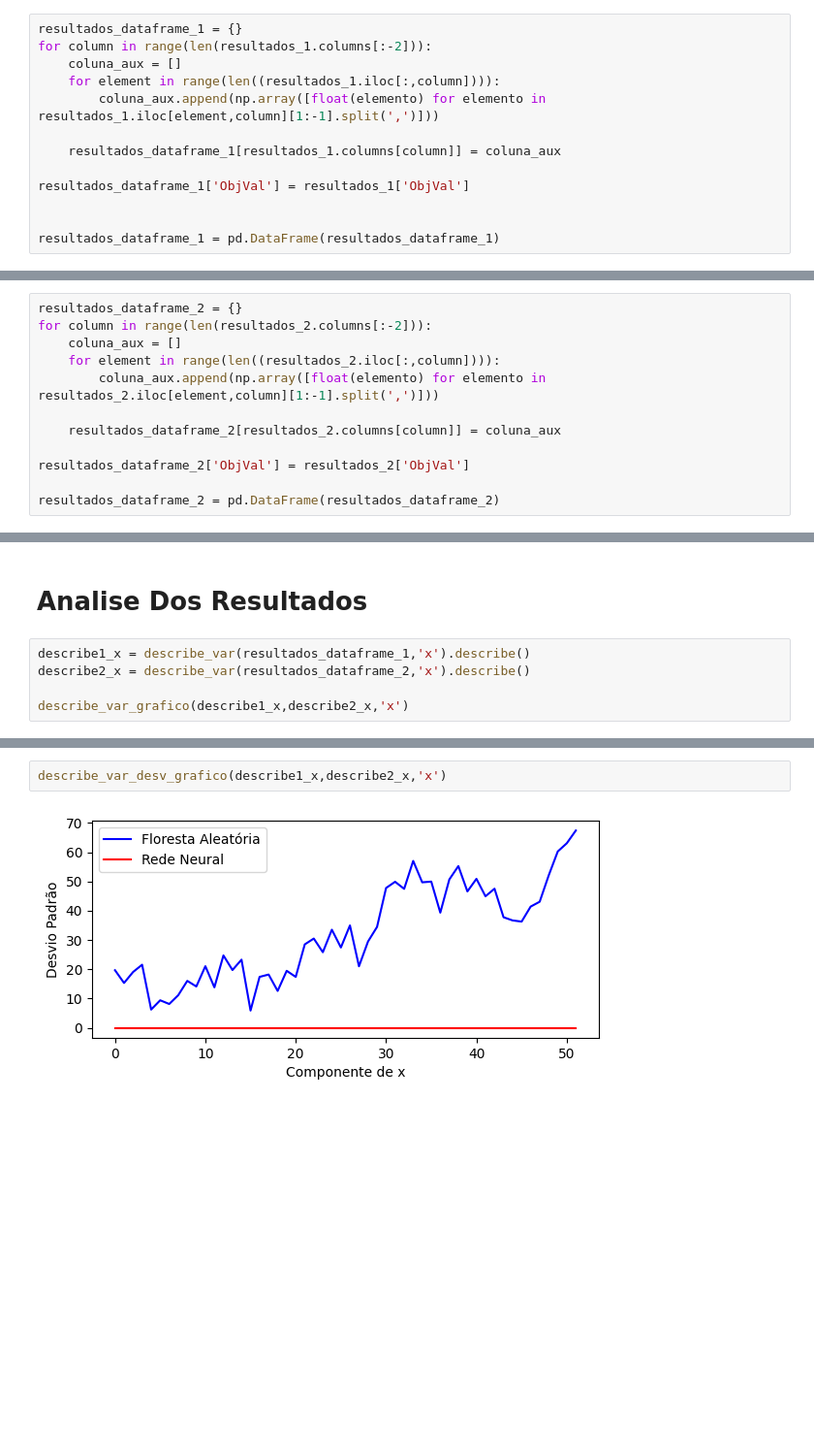
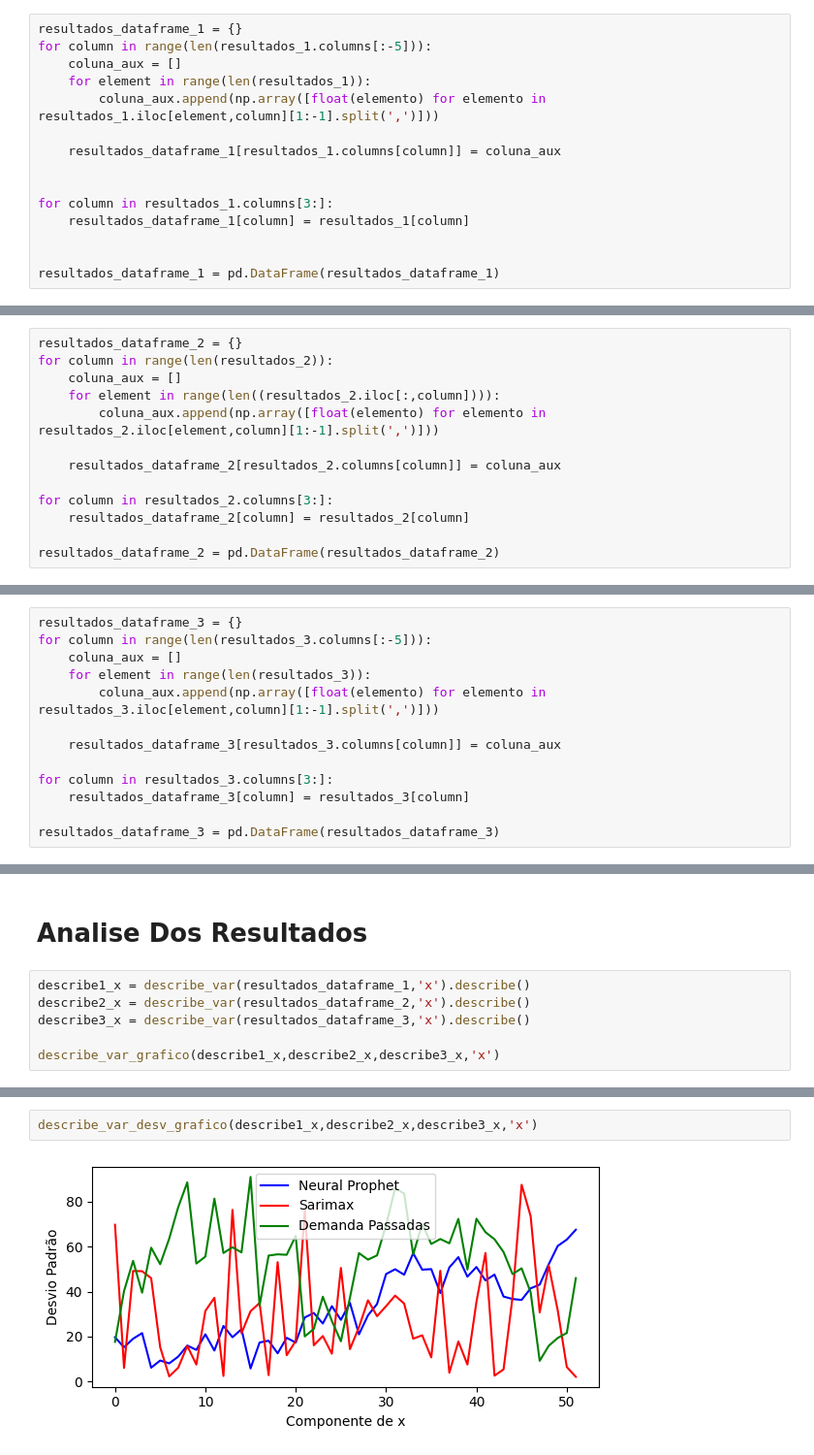
Before and after one commit to MarcioB1999/Prev_For_ULS, a Jupyter notebook: Modelo_pi/resultados_pi_analise.ipynb, the cells around one changed output, grey strips where cells are left out. Shown: that part at 97% size. Drawn from its saved outputs; the diff is of its cells as text; blank space fills up the shorter version.

Commit message:
adicionando resultados base

```diff
--- a/Modelo_pi/resultados_pi_analise.ipynb
+++ b/Modelo_pi/resultados_pi_analise.ipynb
@@ -76,13 +83,15 @@ resultados_2 = pd.read_csv("C:/Users/marcio/Documents/Prev_For_ULS/Resultados/ta
 # %%
 resultados_dataframe_1 = {}
-for column in range(len(resultados_1.columns[:-2])):
+for column in range(len(resultados_1.columns[:-5])):
     coluna_aux = []
-    for element in range(len((resultados_1.iloc[:,column]))):
+    for element in range(len(resultados_1)):
         coluna_aux.append(np.array([float(elemento) for elemento in resultados_1.iloc[element,column][1:-1].split(',')]))
 
     resultados_dataframe_1[resultados_1.columns[column]] = coluna_aux
 
-resultados_dataframe_1['ObjVal'] = resultados_1['ObjVal']
+
+for column in resultados_1.columns[3:]:
+    resultados_dataframe_1[column] = resultados_1[column]
 
 
 resultados_dataframe_1 = pd.DataFrame(resultados_dataframe_1)
@@ -96,13 +105,14 @@ resultados_dataframe_1
 # %%
 resultados_dataframe_2 = {}
-for column in range(len(resultados_2.columns[:-2])):
+for column in range(len(resultados_2)):
     coluna_aux = []
     for element in range(len((resultados_2.iloc[:,column]))):
         coluna_aux.append(np.array([float(elemento) for elemento in resultados_2.iloc[element,column][1:-1].split(',')]))
 
     resultados_dataframe_2[resultados_2.columns[column]] = coluna_aux
 
-resultados_dataframe_2['ObjVal'] = resultados_2['ObjVal']
+for column in resultados_2.columns[3:]:
+    resultados_dataframe_2[column] = resultados_2[column]
 
 resultados_dataframe_2 = pd.DataFrame(resultados_dataframe_2)
 # %%
@@ -114,0 +125,13 @@ resultados_dataframe_2
+# %%
+resultados_dataframe_3 = {}
+for column in range(len(resultados_3.columns[:-5])):
+    coluna_aux = []
+    for element in range(len(resultados_3)):
+        coluna_aux.append(np.array([float(elemento) for elemento in resultados_3.iloc[element,column][1:-1].split(',')]))
+
+    resultados_dataframe_3[resultados_3.columns[column]] = coluna_aux
+
+for column in resultados_3.columns[3:]:
+    resultados_dataframe_3[column] = resultados_3[column]
+
+resultados_dataframe_3 = pd.DataFrame(resultados_dataframe_3)
@@ -117,6 +148,7 @@ resultados_dataframe_2
 # %%
 describe1_x = describe_var(resultados_dataframe_1,'x').describe()
 describe2_x = describe_var(resultados_dataframe_2,'x').describe()
+describe3_x = describe_var(resultados_dataframe_3,'x').describe()
 
-describe_var_grafico(describe1_x,describe2_x,'x')
+describe_var_grafico(describe1_x,describe2_x,describe3_x,'x')
 # %% [output]
@@ -124,4 +156,4 @@ describe_var_grafico(describe1_x,describe2_x,'x')
 # %%
-describe_var_desv_grafico(describe1_x,describe2_x,'x')
+describe_var_desv_grafico(describe1_x,describe2_x,describe3_x,'x')
 # %% [output]
-[figure, old version]
+[figure, new version]
```
Also changed, not shown: parts of 21 cells of this notebook, 13 other files.
